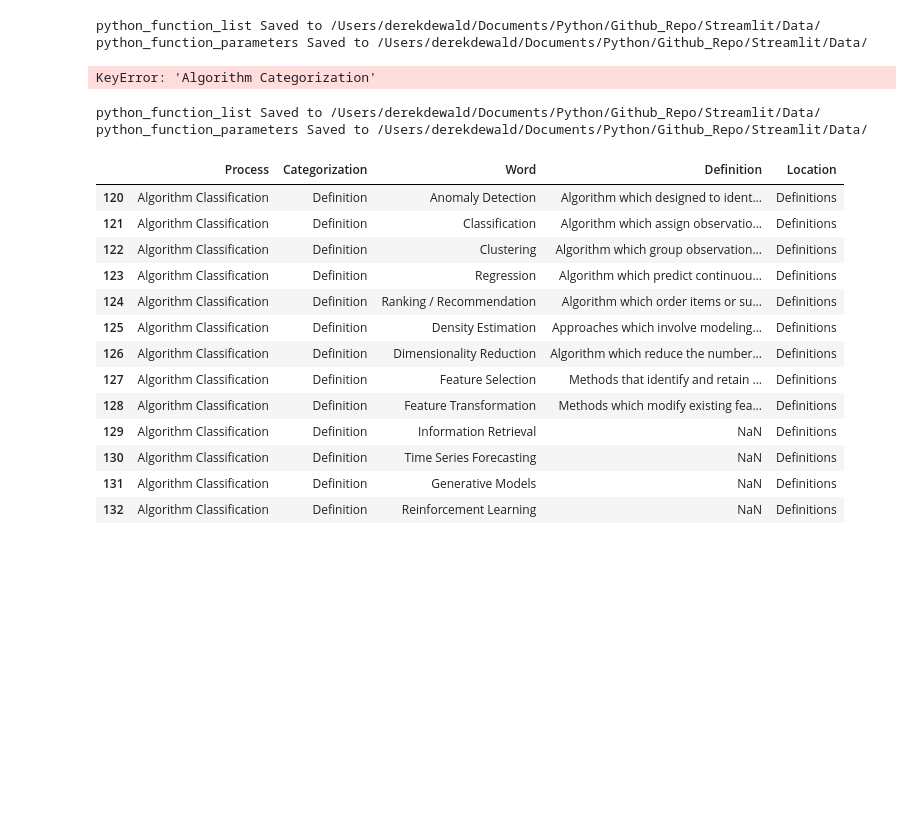
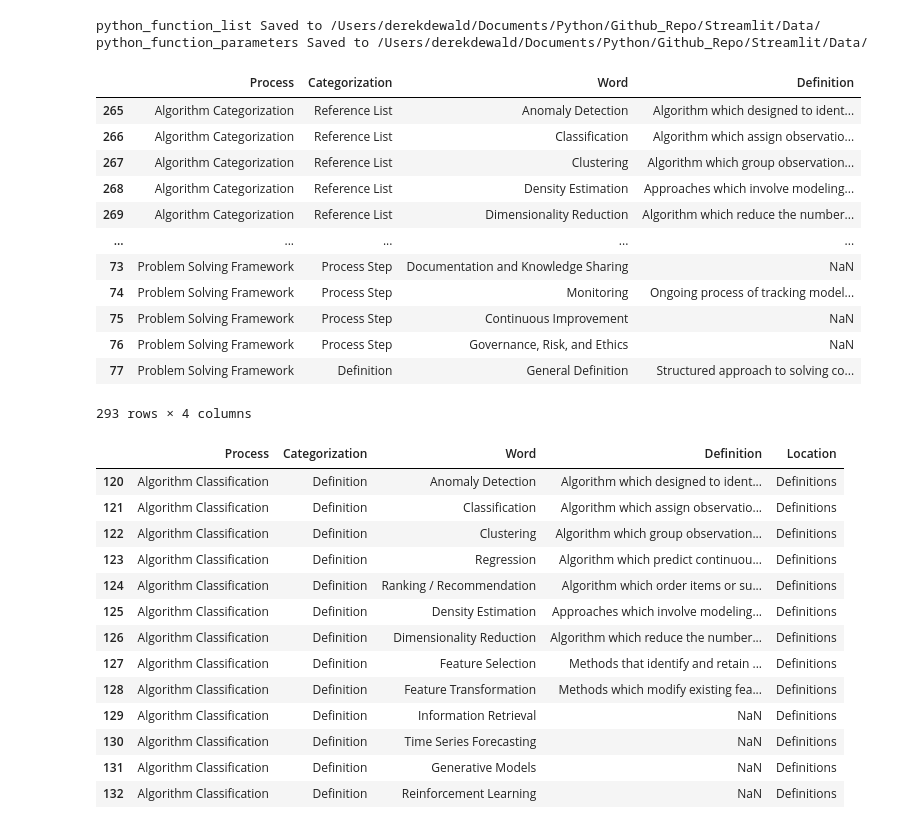
Before and after one commit to derek-dewald/Python_Tools, a Jupyter notebook: JupyterNotebooks/Daily_Pipeline_v2.ipynb, the cells around one changed output. Drawn from its saved outputs; the diff is of its cells as text; code cells hidden in the pictures; blank space fills up the shorter version.

```diff
--- a/JupyterNotebooks/Daily_Pipeline_v2.ipynb
+++ b/JupyterNotebooks/Daily_Pipeline_v2.ipynb
@@ -10,6 +10,24 @@ ETL()
 # %% [output]
 python_function_list Saved to /Users/derekdewald/Documents/Python/Github_Repo/Streamlit/Data/
 python_function_parameters Saved to /Users/derekdewald/Documents/Python/Github_Repo/Streamlit/Data/
+# %%
+from daily_etl_folder_mgmt import generate_knowledgebase
+
+generate_knowledgebase()
+# %% [output]
+|  | Process | Categorization | Word | Definition |
+| 265 | Algorithm Categorization | Reference List | Anomaly Detection | Algorithm which designed to ident... |
+| 266 | Algorithm Categorization | Reference List | Classification | Algorithm which assign observatio... |
+| 267 | Algorithm Categorization | Reference List | Clustering | Algorithm which group observation... |
+| 268 | Algorithm Categorization | Reference List | Density Estimation | Approaches which involve modeling... |
+| 269 | Algorithm Categorization | Reference List | Dimensionality Reduction | Algorithm which reduce the number... |
+| ... | ... | ... | ... | ... |
+| 73 | Problem Solving Framework | Process Step | Documentation and Knowledge Sharing | NaN |
+| 74 | Problem Solving Framework | Process Step | Monitoring | Ongoing process of tracking model... |
+| 75 | Problem Solving Framework | Process Step | Continuous Improvement | NaN |
+| 76 | Problem Solving Framework | Process Step | Governance, Risk, and Ethics | NaN |
+| 77 | Problem Solving Framework | Definition | General Definition | Structured approach to solving co... |
+293 rows × 4 columns
 # %%
 from daily_etl_folder_mgmt import extract_object_dot_py
 from objects_automated import object_dict as object_dict_auto
@@ -17,16 +35,9 @@ from objects_manual import object_dict as object_dict_man
 
 extract_object_dot_py(object_dict_man,'/Users/derekdewald/Documents/Python/Github_Repo/Streamlit/Data/object_manual_published.xlsx')
 extract_object_dot_py(object_dict_auto,'/Users/derekdewald/Documents/Python/Github_Repo/Streamlit/Data/object_auto_published.xlsx')
-# %%
-from daily_etl_folder_mgmt import generate_objects_automated_py
-
-generate_objects_automated_py()
-# %% [output]
-KeyError: 'Algorithm Categorization'
 # %%
+from daily_etl_folder_mgmt import generate_objects_automated_py
+generate_objects_automated_py()
-# %% [output]
-python_function_list Saved to /Users/derekdewald/Documents/Python/Github_Repo/Streamlit/Data/
-python_function_parameters Saved to /Users/derekdewald/Documents/Python/Github_Repo/Streamlit/Data/
 # %%
 consolidated_xlsx = '/Users/derekdewald/Documents/Python/Github_Repo/Streamlit/Data/consolidated_dataset.xlsx'
 consolidated_df = pd.read_excel(consolidated_xlsx)
```
Also changed, not shown: 9 other files.
